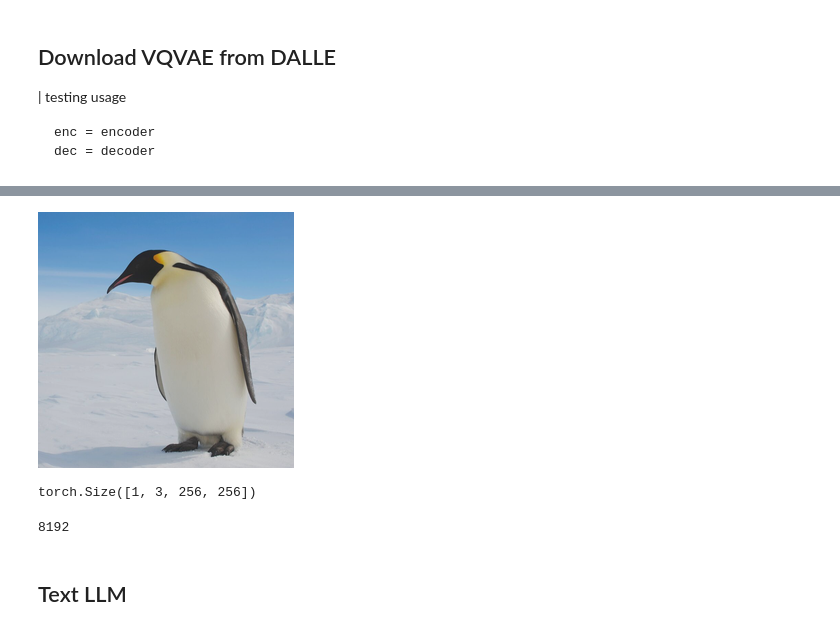
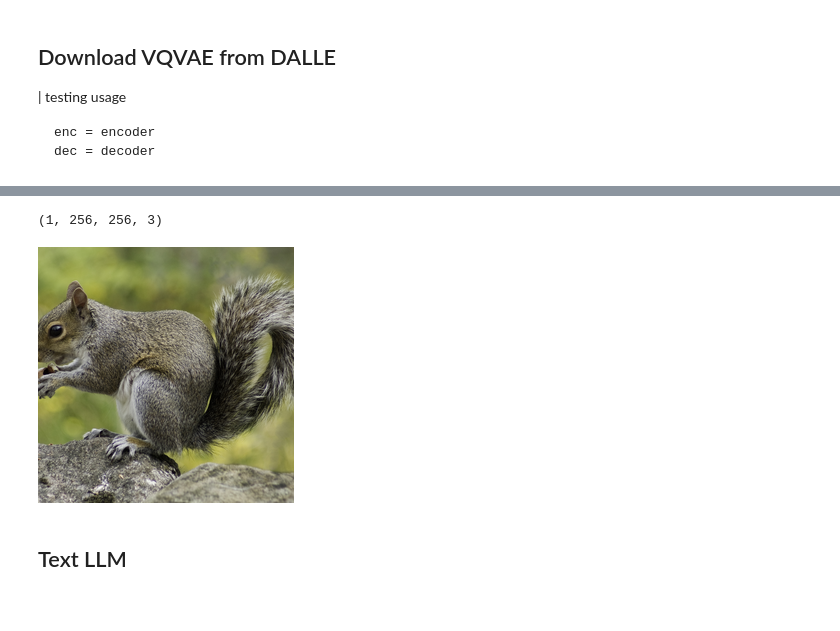
Before and after one commit to Iceglitter632/llm_mapping, a Jupyter notebook: vqvae_true.ipynb, the cells around one changed output, grey strips where cells are left out. Cells and saved outputs as stored; diff of their text form; code cells hidden in the pictures.

```diff
--- a/vqvae_true.ipynb
+++ b/vqvae_true.ipynb
@@ -46,11 +88,28 @@ enc = load_model("https://cdn.openai.com/dall-e/encoder.pkl", device)
 # dec = load_model("https://cdn.openai.com/dall-e/decoder.pkl", device)
 # %%
-x = preprocess(download_image('https://assets.bwbx.io/images/users/iqjWHBFdfxIU/iKIWgaiJUtss/v2/1000x-1.jpg'))
-display_markdown('Original image:')
-display(T.ToPILImage(mode='RGB')(x[0]))
+# x = preprocess(download_image('https://assets.bwbx.io/images/users/iqjWHBFdfxIU/iKIWgaiJUtss/v2/1000x-1.jpg'))
+# display_markdown('Original image:')
+# display(T.ToPILImage(mode='RGB')(x[0]))
-# %% [output]
-[figure, removed]
-# %%
-x.shape
-# %% [output]
-torch.Size([1, 3, 256, 256])
+# %%
+import numpy as np
+from torchvision.transforms import InterpolationMode
+def resize_image(image, size=256):
+    s = min(image.size)
+    r = size / s
+    s = (round(r * image.size[1]), round(r * image.size[0]))
+    image = TF.resize(image, s, interpolation=InterpolationMode.LANCZOS)
+    image = TF.center_crop(image, output_size = 2 * [size])
+    image = np.expand_dims(np.array(image), axis=0)
+    return image
+# %%
+url='https://heibox.uni-heidelberg.de/f/7bb608381aae4539ba7a/?dl=1'
+size=256
+image = download_image(url)
+image = resize_image(image)
+image.shape
+# %% [output]
+(1, 256, 256, 3)
+# %%
+display(T.ToPILImage(mode='RGB')(image[0]))
+# %% [output]
+[figure, added]
@@ -57,6 +120,4 @@ torch.Size([1, 3, 256, 256])
 # %%
-imageCodebook_len = enc.vocab_size
-imageCodebook_len
+# imageCodebook_len = enc.vocab_size
+imageCodebook_len = 16384
-# %% [output]
-8192
 # %%
```
Also changed, not shown: parts of 23 cells of this notebook, 11 other files.
